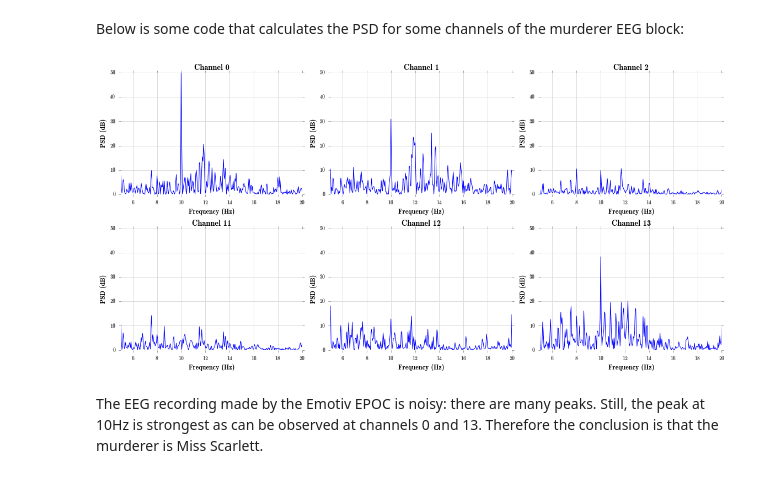
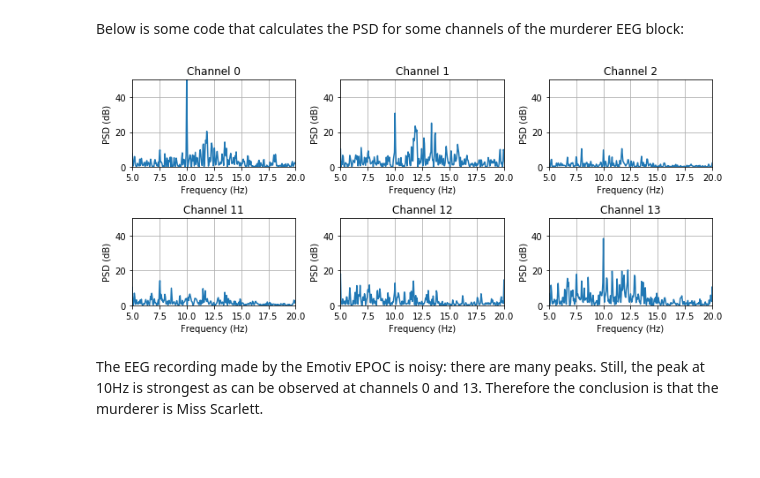
Before and after one commit to wmvanvliet/neuroscience_tutorials, a Jupyter notebook: basic/2. Frequency analysis.ipynb, the cells around one changed output. Saved outputs shown, nothing was run; the diff lists cells and outputs as text; code cells hidden in the pictures; blank space fills up the shorter version.

```diff
--- a/basic/2. Frequency analysis.ipynb
+++ b/basic/2. Frequency analysis.ipynb
@@ -78,36 +78,36 @@ Below is some code that calculates the PSD for some channels of the murderer EEG
 channels_of_interest = [0, 1, 2, 11, 12, 13]
 
 # Create a new figure
-figure(figsize=(16,8))
+figure(figsize=(10, 4.5))
 
 # Draw the PSD of each channel of interest
 for i,ch in enumerate(channels_of_interest):
 
     # The main plot is devided into 6 subplots: one for each channel
     # They are layed out in a grid: 2 rows and 3 columns
     subplot(2, 3, i+1)
 
     # Calculate the PSD (using a function in the matplotlib module)
     from matplotlib.mlab import psd
     (murder_PSD, freqs) = psd(murder_EEG[ch,:], NFFT=nsamples, Fs=sample_rate)
 
     # Plot the PSD
     plot(freqs, murder_PSD)
 
     # Each graph should have the same scale, otherwise we cannot compare them
     xlim(5, 20)
     ylim(0, 50)
 
     # Add some decoration
     grid(True)
     xlabel('Frequency (Hz)')
     ylabel('PSD (dB)')
     title('Channel %d' % ch)
 
 # Instruct the plotting engine to use 'tight layout', otherwise labels are drawn on top of eachother
 tight_layout()
 # %% [output]
-[figure, old version]
+[figure, new version]
 # %% [markdown]
 The EEG recording made by the Emotiv EPOC is noisy: there are many peaks. Still, the peak at 10Hz is strongest as can be observed at channels 0 and 13. Therefore the conclusion is that the murderer is Miss Scarlett.
 # %% [markdown]
```
Also changed, not shown: parts of 1 cell of this notebook, 3 other files.
